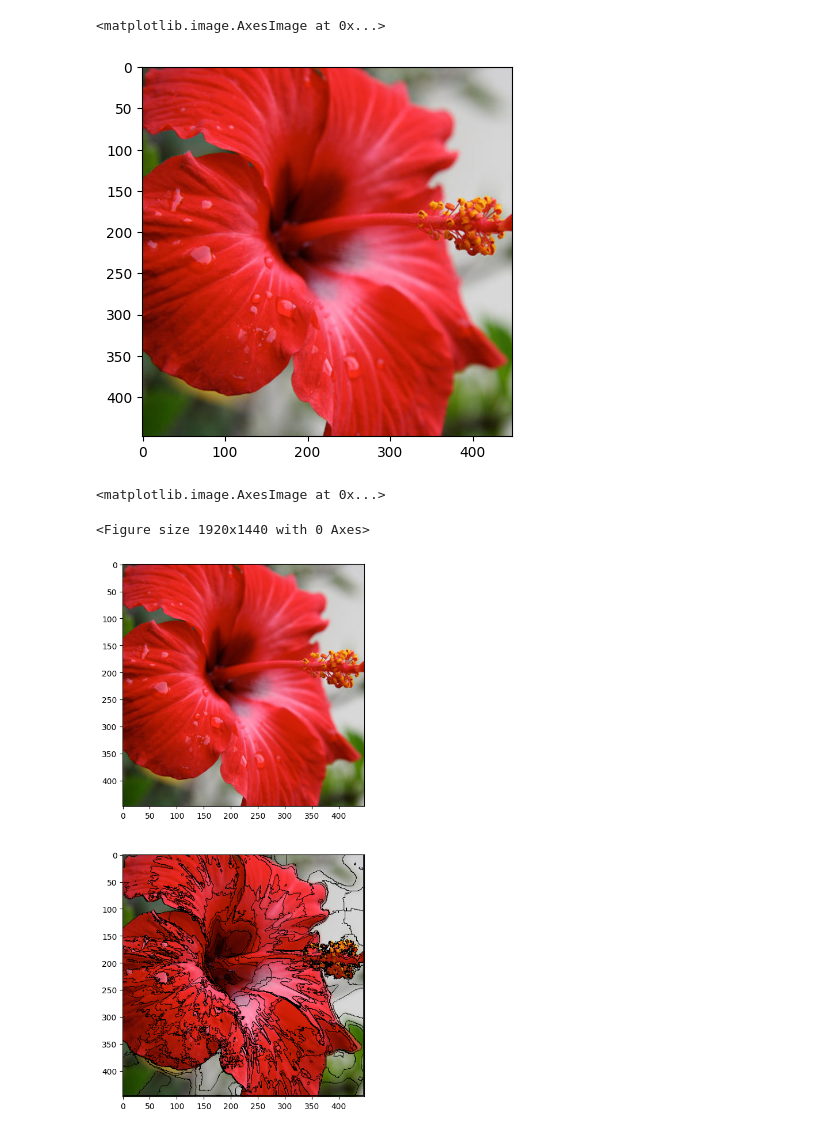
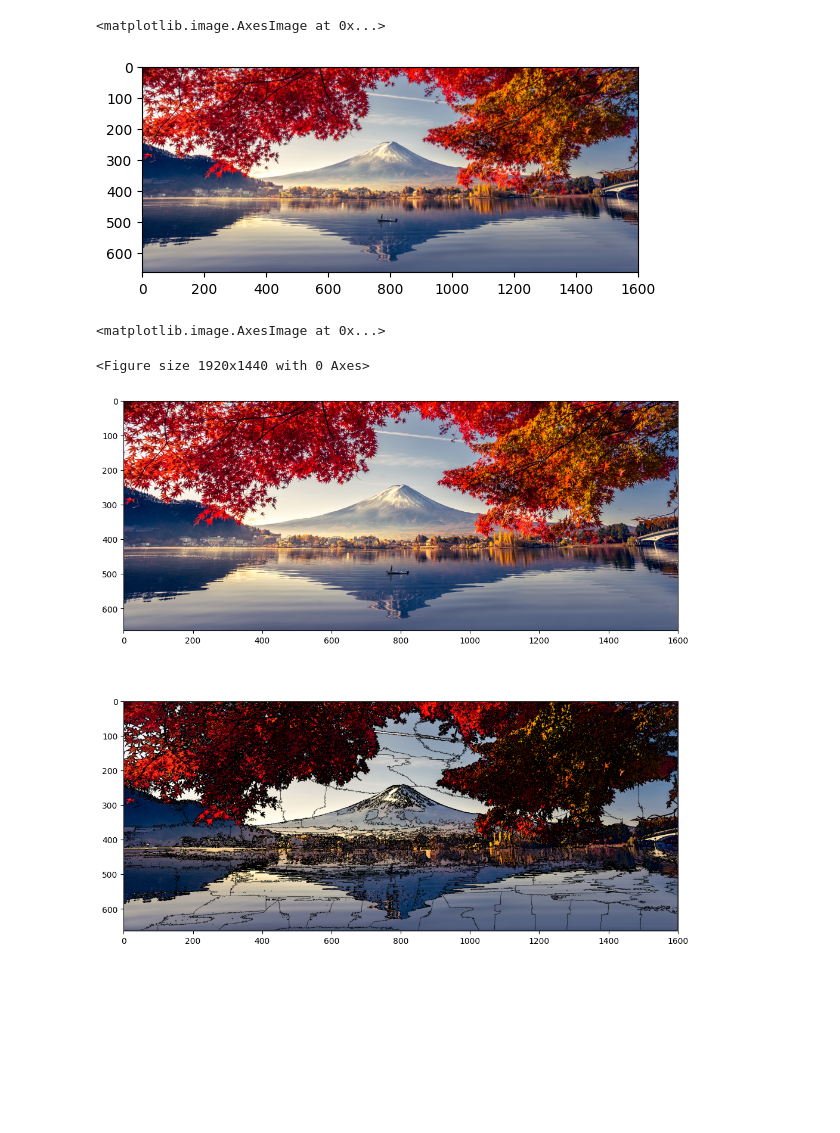
Before and after one commit to handlessdude/cv-labs, a Jupyter notebook: lab-09.ipynb, the cells around one changed output. Cells and saved outputs as stored; diff of their text form; code cells hidden in the pictures; blank space fills up the shorter version.

```diff
--- a/lab-09.ipynb
+++ b/lab-09.ipynb
@@ -3,9 +3,9 @@ import numpy as np
 import matplotlib.pyplot as plt
 import cv2
 # %%
-img_src =  cv2.cvtColor(cv2.imread('./app-data/inputs/red-hibiscus.jpg'), cv2.COLOR_BGR2RGB)
+img_src =  cv2.cvtColor(cv2.imread('./app-data/inputs/Landscape-Color.jpg'), cv2.COLOR_BGR2RGB)
 plt.imshow(img_src)
 # %% [output]
 <matplotlib.image.AxesImage at 0x...>
-[figure, old version]
+[figure, new version]
 # %%
@@ -123,7 +118,12 @@ def slic(img_rgb: np.ndarray, K = 100, m=10):
 
     return result
 # %%
-result = slic(img_src)
+# INPUT: desired superpixels count
+K = 100
+# INPUT: compactness of superpixel
+m = 10 # can be in range [1, 20]
+
+result = slic(img_src, K, m)
 
 plt.figure().set_dpi(300)
 fig, ax = plt.subplots(2, 1, figsize=(12, 12))
@@ -132,4 +132,4 @@ ax[1].imshow(result)
 # %% [output]
 <matplotlib.image.AxesImage at 0x...>
 <Figure size 1920x1440 with 0 Axes>
-[figure, old version]
+[figure, new version]
```
Also changed, not shown: parts of 1 cell of this notebook, 1 other file.
